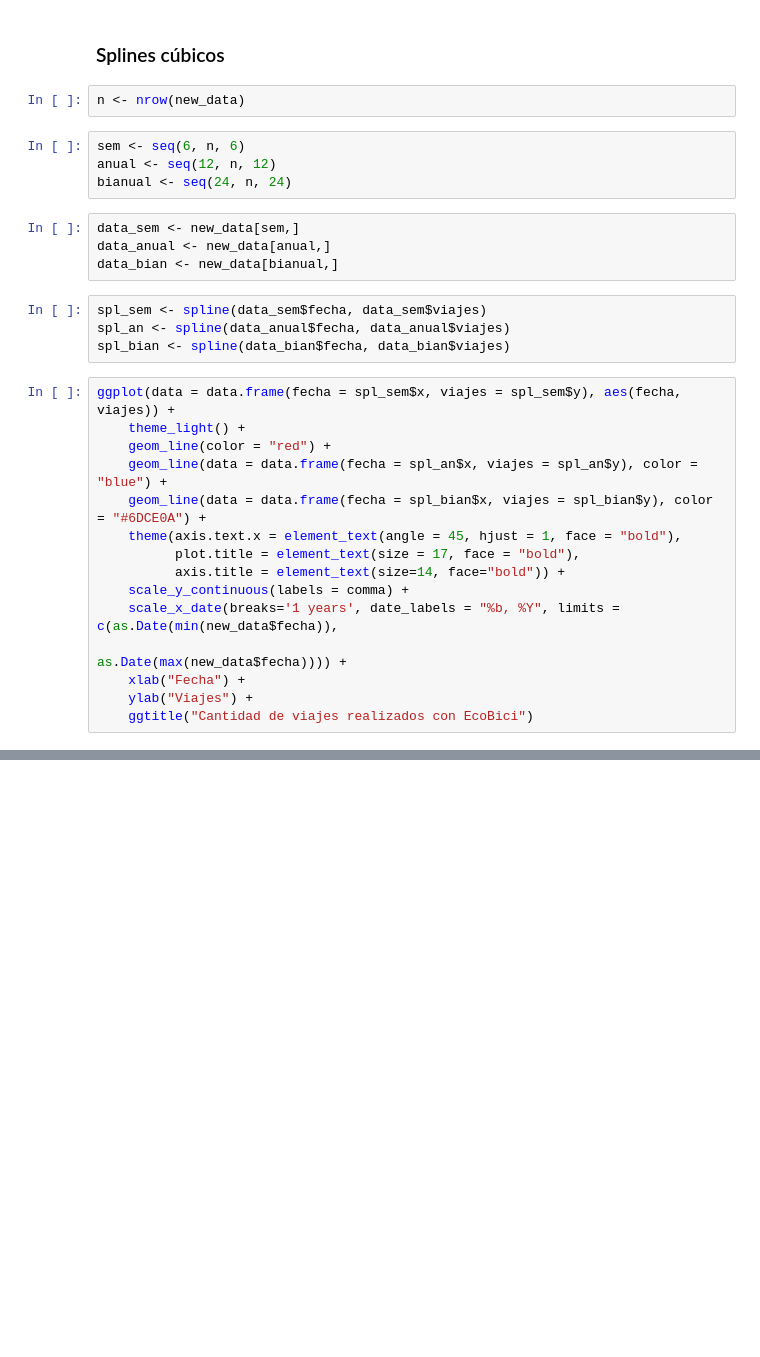
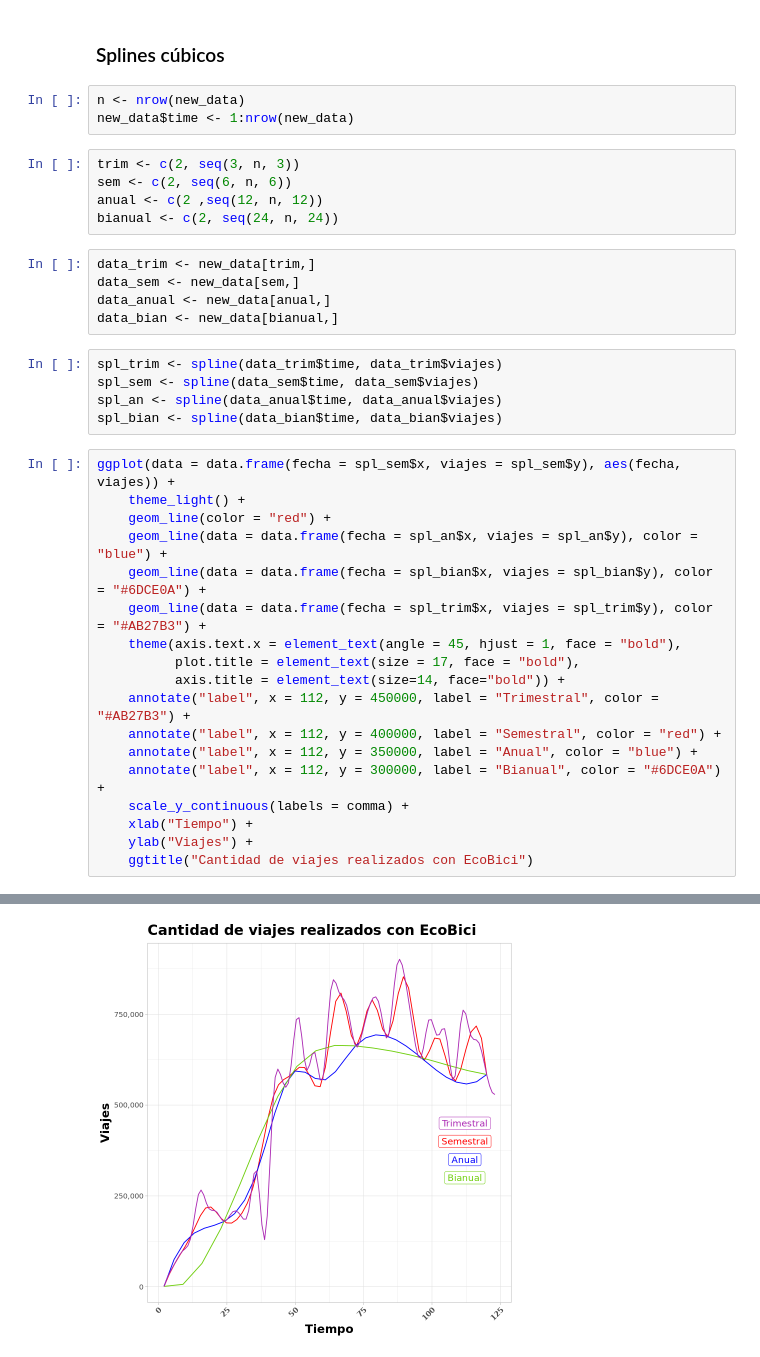
Before and after one commit to prope-2020-gh-classroom/practica-final-por-equipos-verano-2020-itam-Eduardo-Moreno, a Jupyter notebook: Analisis_SplC.ipynb, the cells around one changed output, grey strips where cells are left out. Cells and saved outputs as stored; diff of their text form; blank space fills up the shorter version.

Commit message:
Agregando interpolación con splines cúbicos #10

```diff
--- a/Analisis_SplC.ipynb
+++ b/Analisis_SplC.ipynb
@@ -120,31 +127,38 @@ A data.frame: 12 × 2
 ### Splines cúbicos
 # %%
 n <- nrow(new_data)
+new_data$time <- 1:nrow(new_data)
 # %%
-sem <- seq(6, n, 6)
-anual <- seq(12, n, 12)
-bianual <- seq(24, n, 24)
+trim <- c(2, seq(3, n, 3))
+sem <- c(2, seq(6, n, 6))
+anual <- c(2 ,seq(12, n, 12))
+bianual <- c(2, seq(24, n, 24))
 # %%
+data_trim <- new_data[trim,]
 data_sem <- new_data[sem,]
 data_anual <- new_data[anual,]
 data_bian <- new_data[bianual,]
 # %%
-spl_sem <- spline(data_sem$fecha, data_sem$viajes)
-spl_an <- spline(data_anual$fecha, data_anual$viajes)
-spl_bian <- spline(data_bian$fecha, data_bian$viajes)
+spl_trim <- spline(data_trim$time, data_trim$viajes)
+spl_sem <- spline(data_sem$time, data_sem$viajes)
+spl_an <- spline(data_anual$time, data_anual$viajes)
+spl_bian <- spline(data_bian$time, data_bian$viajes)
 # %%
 ggplot(data = data.frame(fecha = spl_sem$x, viajes = spl_sem$y), aes(fecha, viajes)) +
     theme_light() +
     geom_line(color = "red") +
     geom_line(data = data.frame(fecha = spl_an$x, viajes = spl_an$y), color = "blue") +
     geom_line(data = data.frame(fecha = spl_bian$x, viajes = spl_bian$y), color = "#6DCE0A") +
+    geom_line(data = data.frame(fecha = spl_trim$x, viajes = spl_trim$y), color = "#AB27B3") +
     theme(axis.text.x = element_text(angle = 45, hjust = 1, face = "bold"),
           plot.title = element_text(size = 17, face = "bold"),
           axis.title = element_text(size=14, face="bold")) +
+    annotate("label", x = 112, y = 450000, label = "Trimestral", color = "#AB27B3") +
+    annotate("label", x = 112, y = 400000, label = "Semestral", color = "red") +
+    annotate("label", x = 112, y = 350000, label = "Anual", color = "blue") +
+    annotate("label", x = 112, y = 300000, label = "Bianual", color = "#6DCE0A") +
     scale_y_continuous(labels = comma) +
-    scale_x_date(breaks='1 years', date_labels = "%b, %Y", limits = c(as.Date(min(new_data$fecha)),
-                                                                      as.Date(max(new_data$fecha)))) +
-    xlab("Fecha") +
+    xlab("Tiempo") +
     ylab("Viajes") +
     ggtitle("Cantidad de viajes realizados con EcoBici")
 # %% [output]
@@ -168 +165 @@ Traceback:
-[figure, old version]
+[figure, new version]
```
Also changed, not shown: parts of 20 cells of this notebook.
